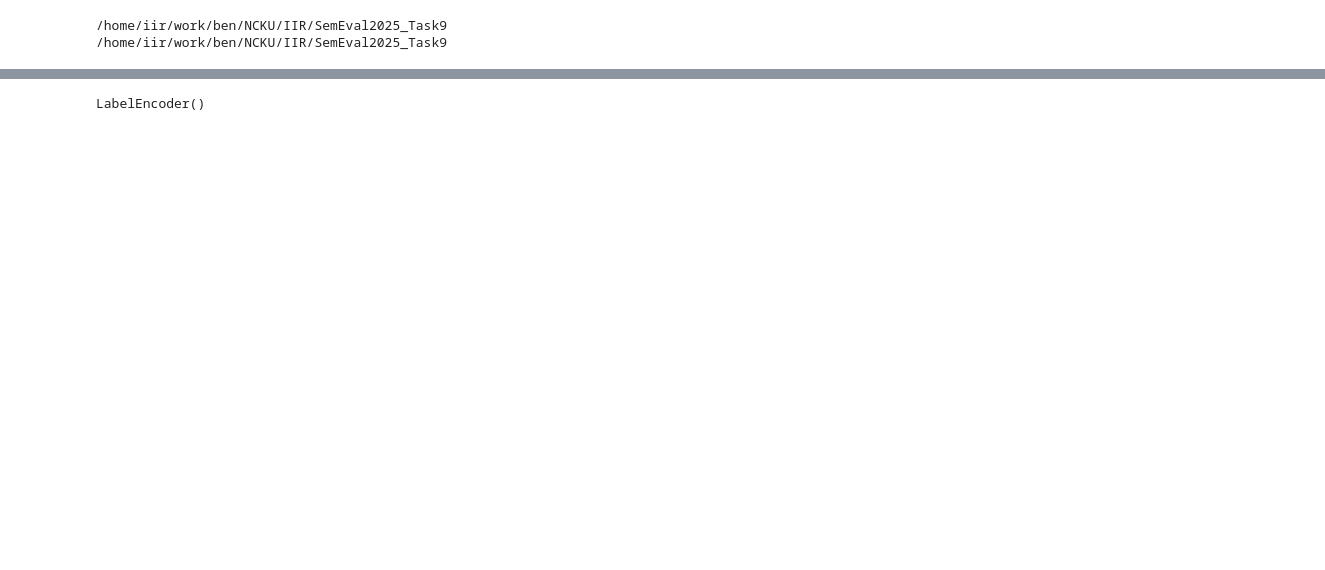
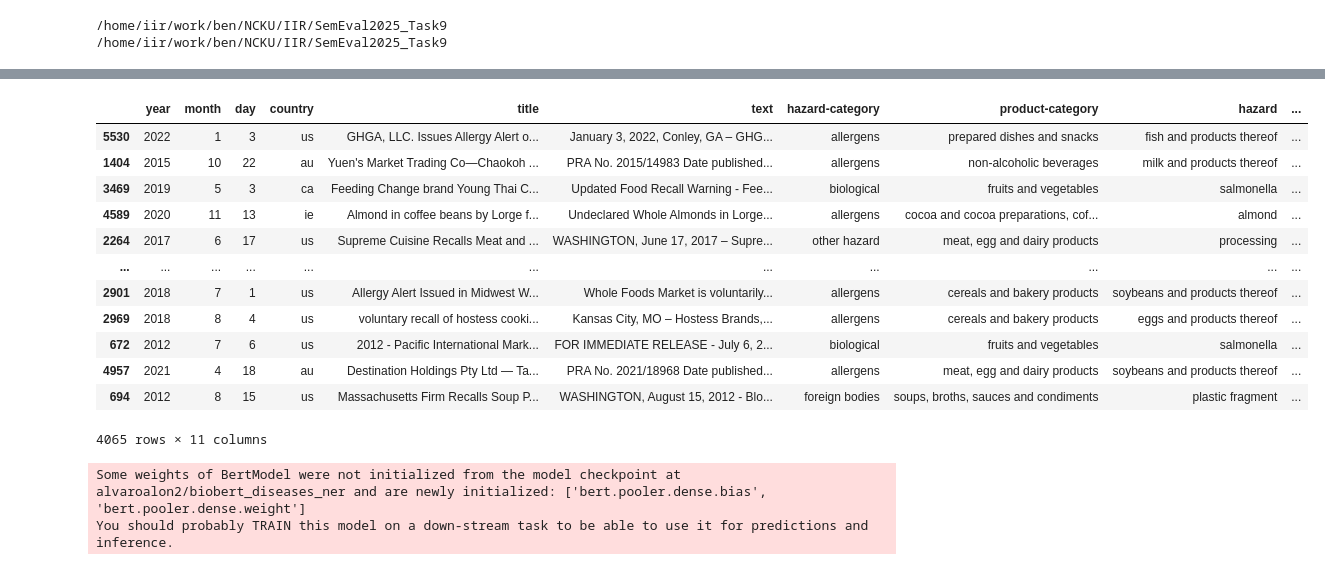
Before and after one commit to phanben110/SEV25T9, a Jupyter notebook: dev/1_Train_BERT.ipynb, the cells around one changed output, grey strips where cells are left out. Saved outputs shown, nothing was run; the diff lists cells and outputs as text; code cells hidden in the pictures; blank space fills up the shorter version.

Commit message:
update pipeline train foodhazard detection with BERT

```diff
--- a/dev/1_Train_BERT.ipynb
+++ b/dev/1_Train_BERT.ipynb
@@ -102,12 +102,26 @@ def stratified_split(csv_path, stratify_column, test_size=0.2, random_state=2024
 
     return train_df, dev_df
 # %%
-train_df, dev_df = stratified_split(csv_path="data/incidents_train.csv", stratify_column="hazard-category", debug=False)
+train_df, val_df = stratified_split(csv_path="data/incidents_train.csv", stratify_column="hazard-category", debug=False)
 # %%
-label = ""
+label = "hazard-category"
 label_encoder = LabelEncoder()
 label_encoder.fit(data["hazard-category"])
 train_df['label'] = label_encoder.transform(train_df[label])
-dev_df['label'] = label_encoder.transform(dev_df[label])
+val_df['label'] = label_encoder.transform(val_df[label])
-# %% [output]
-LabelEncoder()
+# %%
+train_df
+# %% [output]
+|  | year | month | day | country | title | text | hazard-category | product-category | hazard | ... |
+| 5530 | 2022 | 1 | 3 | us | GHGA, LLC. Issues Allergy Alert o... | January 3, 2022, Conley, GA – GHG... | allergens | prepared dishes and snacks | fish and products thereof | ... |
+| 1404 | 2015 | 10 | 22 | au | Yuen's Market Trading Co—Chaokoh ... | PRA No. 2015/14983 Date published... | allergens | non-alcoholic beverages | milk and products thereof | ... |
+| 3469 | 2019 | 5 | 3 | ca | Feeding Change brand Young Thai C... | Updated Food Recall Warning - Fee... | biological | fruits and vegetables | salmonella | ... |
+| 4589 | 2020 | 11 | 13 | ie | Almond in coffee beans by Lorge f... | Undeclared Whole Almonds in Lorge... | allergens | cocoa and cocoa preparations, cof... | almond | ... |
+| 2264 | 2017 | 6 | 17 | us | Supreme Cuisine Recalls Meat and ... | WASHINGTON, June 17, 2017 – Supre... | other hazard | meat, egg and dairy products | processing | ... |
+| ... | ... | ... | ... | ... | ... | ... | ... | ... | ... | ... |
+| 2901 | 2018 | 7 | 1 | us | Allergy Alert Issued in Midwest W... | Whole Foods Market is voluntarily... | allergens | cereals and bakery products | soybeans and products thereof | ... |
+| 2969 | 2018 | 8 | 4 | us | voluntary recall of hostess cooki... | Kansas City, MO – Hostess Brands,... | allergens | cereals and bakery products | eggs and products thereof | ... |
+| 672 | 2012 | 7 | 6 | us | 2012 - Pacific International Mark... | FOR IMMEDIATE RELEASE - July 6, 2... | biological | fruits and vegetables | salmonella | ... |
+| 4957 | 2021 | 4 | 18 | au | Destination Holdings Pty Ltd — Ta... | PRA No. 2021/18968 Date published... | allergens | meat, egg and dairy products | soybeans and products thereof | ... |
+| 694 | 2012 | 8 | 15 | us | Massachusetts Firm Recalls Soup P... | WASHINGTON, August 15, 2012 - Blo... | foreign bodies | soups, broths, sauces and condiments | plastic fragment | ... |
+4065 rows × 11 columns
@@ -113,0 +139,8 @@ LabelEncoder()
+# %%
+# Define model and optimizer
+num_classes = train_df["label"].nunique()
+model = BertSentimentClassifier(name_bert, num_classes)
+criterion = nn.CrossEntropyLoss()
+# %% [output]
+Some weights of BertModel were not initialized from the model checkpoint at alvaroalon2/biobert_diseases_ner and are newly initialized: ['bert.pooler.dense.bias', 'bert.pooler.dense.weight']
+You should probably TRAIN this model on a down-stream task to be able to use it for predictions and inference.
```
Also changed, not shown: parts of 5 cells of this notebook, 7 other files.
